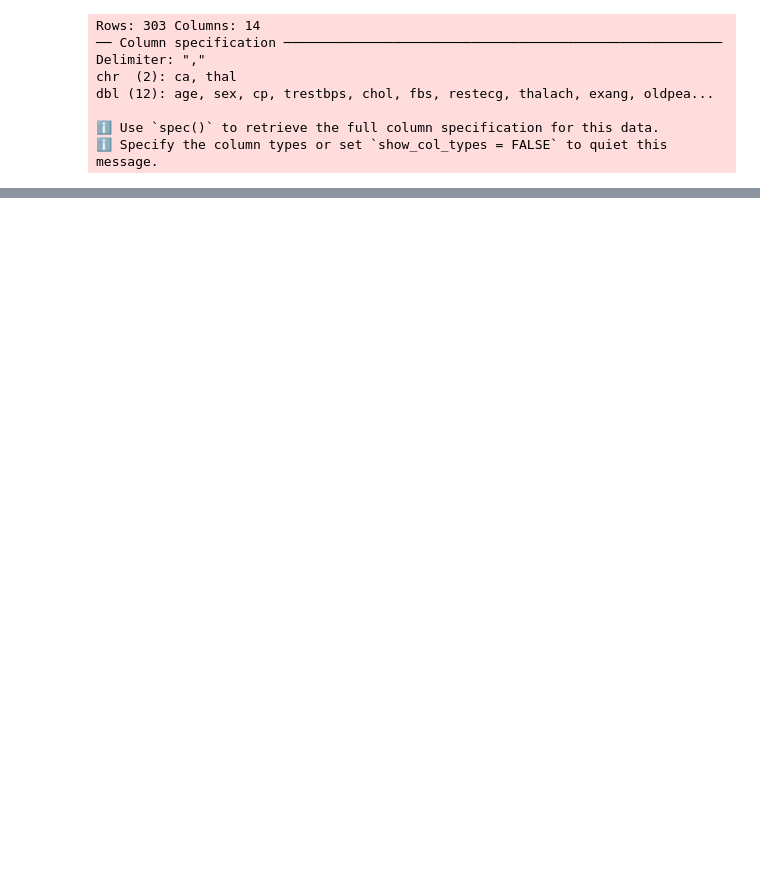
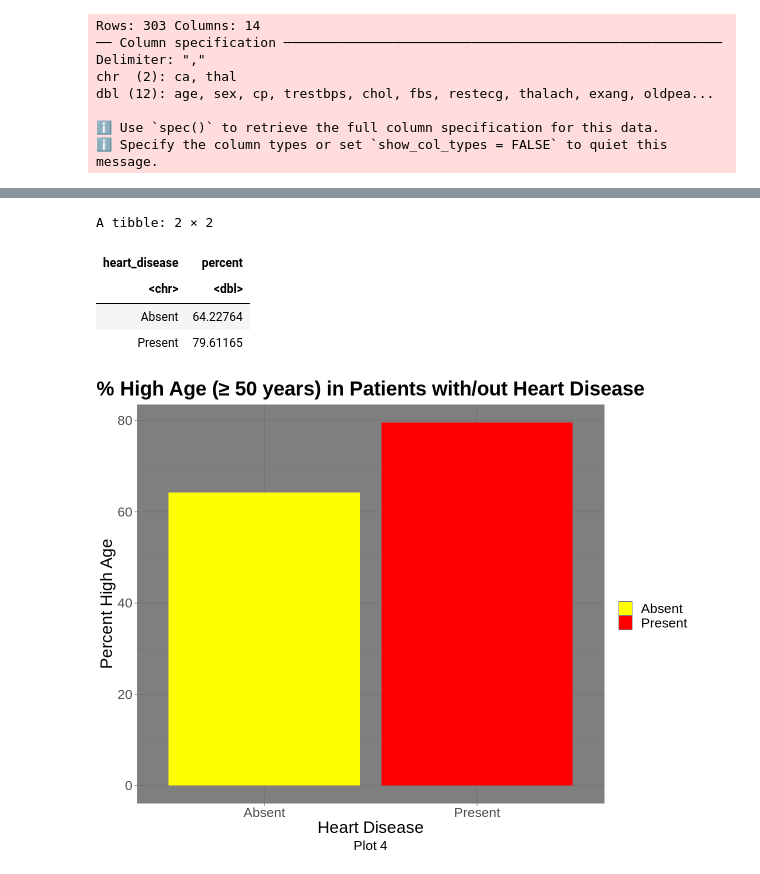
Before and after one commit to Kyleetd/DSCI100-Course-Project-2023, a Jupyter notebook: FinalProjectScript.ipynb, the cells around one changed output, grey strips where cells are left out. Drawn from its saved outputs; the diff is of its cells as text; code cells hidden in the pictures; blank space fills up the shorter version.

```diff
--- a/FinalProjectScript.ipynb
+++ b/FinalProjectScript.ipynb
@@ -143,0 +193,52 @@ Warning message:
+# %%
+## Age
+train_age <- heart_disease_train |>
+    select(age, degree_presence)
+# %%
+## Absence
+absence_age <- train_age |>
+    filter(degree_presence == "absence")
+
+total_number_absence_age <- nrow(absence_age)
+
+absence_high_age <- absence_age |>
+    filter(age >= 50)
+
+number_absence_high_age <- nrow(absence_high_age)
+
+percent_high_age_absent = (number_absence_high_age/total_number_absence_age)*100
+# %%
+## Presence
+presence_age <- train_age |>
+    filter(degree_presence != "absence")
+
+total_number_presence_age <- nrow(presence_age)
+
+presence_high_age <- presence_age |>
+    filter(age >= 50)
+
+number_presence_high_age <- nrow(presence_high_age)
+
+percent_high_age_present = (number_presence_high_age/total_number_presence_age)*100
+# %%
+options(repr.plot.width=10, repr.plot.height=8)
+
+percent_high_age <- tibble(heart_disease = c("Absent", "Present"), percent = c(percent_high_age_absent, percent_high_age_present))
+percent_high_age
+
+ggplot(percent_high_age, aes(x=heart_disease, y=percent, fill=heart_disease)) +
+  geom_bar(stat="identity") +
+  theme_dark() +
+  labs(x = "Heart Disease",
+       y = "Percent High Age",
+      title = "% High Age (≥ 50 years) in Patients with/out Heart Disease",
+      caption = "Plot 4") +
+      scale_fill_manual("", values = c("Absent" = "yellow", "Present" = "red")) +
+  theme(text = element_text(size = 20), plot.title = element_text(face = "bold", hjust = 0.5), plot.caption = element_text(hjust = 0.5)) ## centers title and caption
+# %% [output]
+A tibble: 2 × 2
+| heart_disease | percent |
+| <chr> | <dbl> |
+| Absent | 64.22764 |
+| Present | 79.61165 |
+[figure, added]
```
Also changed, not shown: parts of 23 cells of this notebook.
